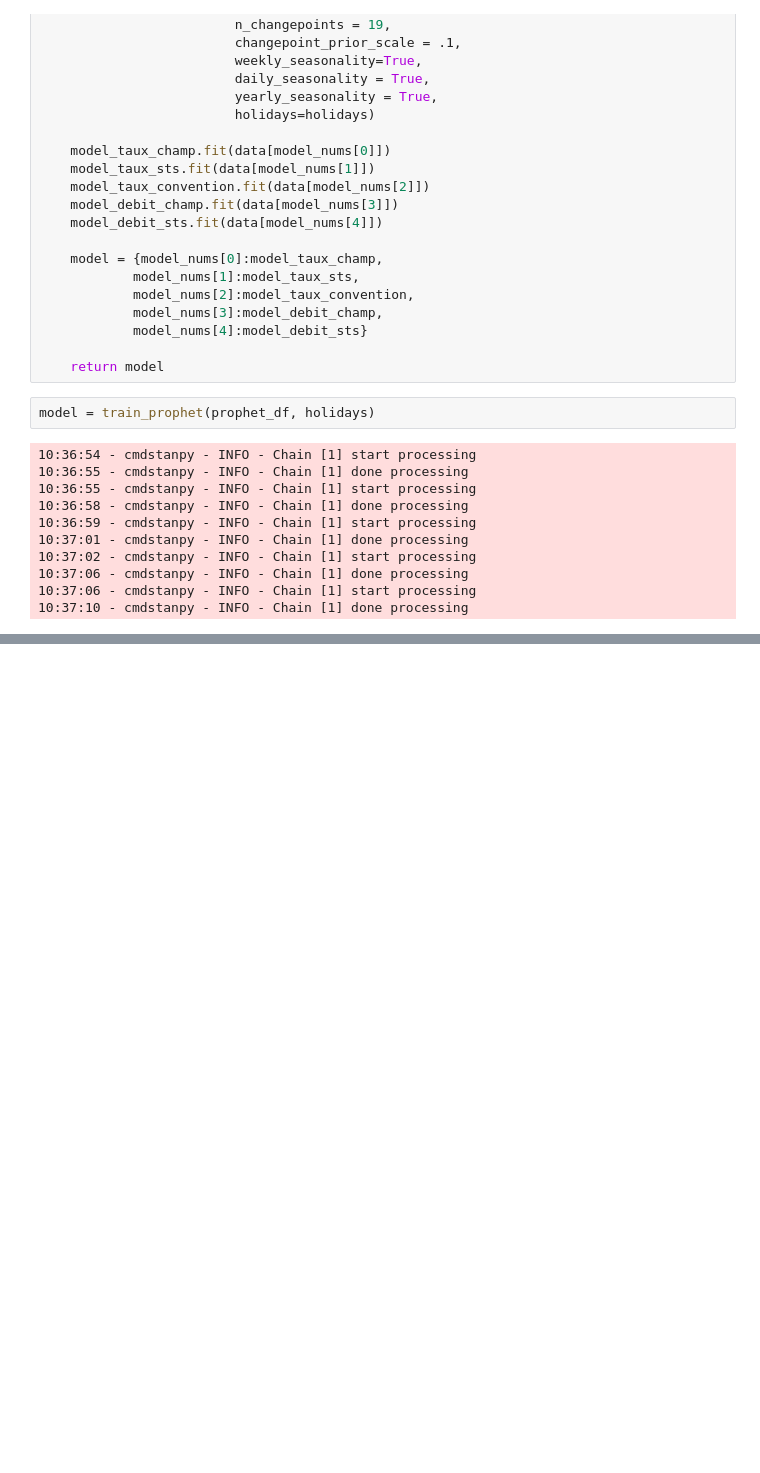
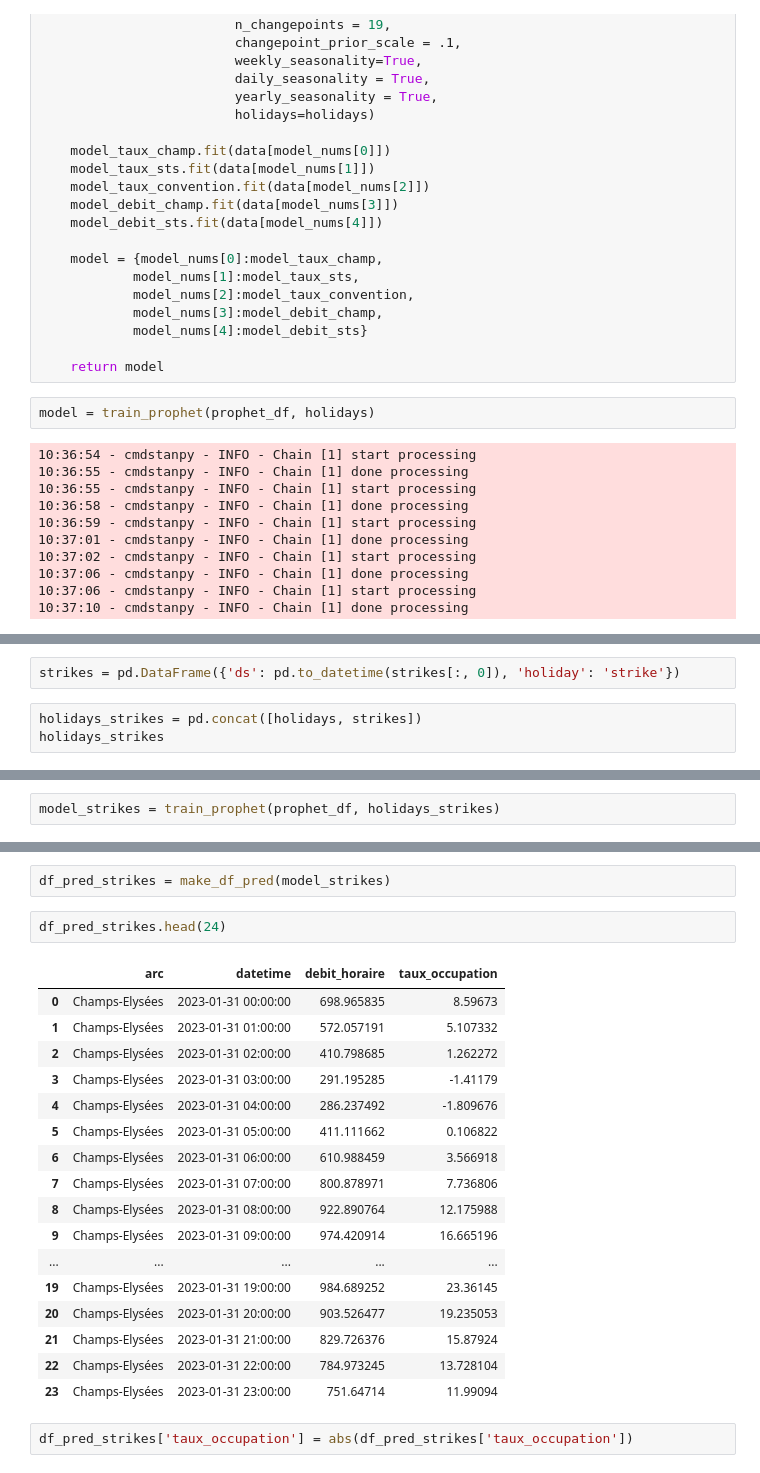
Before and after one commit to pavelkurach/bcg-datathon-2023, a Jupyter notebook: Notebooks/Models .ipynb, the cells around one changed output, grey strips where cells are left out. Cells and saved outputs as stored; diff of their text form; blank space fills up the shorter version.

Commit message:
Finished Prophet

```diff
--- a/Notebooks/Models .ipynb
+++ b/Notebooks/Models .ipynb
@@ -349,0 +366,5 @@ df_pred.to_csv('../data/df_pred.csv')
+# %%
+strikes = pd.DataFrame({'ds': pd.to_datetime(strikes[:, 0]), 'holiday': 'strike'})
+# %%
+holidays_strikes = pd.concat([holidays, strikes])
+holidays_strikes
@@ -349,0 +385,2 @@ df_pred.to_csv('../data/df_pred.csv')
+# %%
+model_strikes = train_prophet(prophet_df, holidays_strikes)
@@ -349,0 +398,24 @@ df_pred.to_csv('../data/df_pred.csv')
+# %%
+df_pred_strikes = make_df_pred(model_strikes)
+# %%
+df_pred_strikes.head(24)
+# %% [output]
+|  | arc | datetime | debit_horaire | taux_occupation |
+| 0 | Champs-Elysées | 2023-01-31 00:00:00 | 698.965835 | 8.59673 |
+| 1 | Champs-Elysées | 2023-01-31 01:00:00 | 572.057191 | 5.107332 |
+| 2 | Champs-Elysées | 2023-01-31 02:00:00 | 410.798685 | 1.262272 |
+| 3 | Champs-Elysées | 2023-01-31 03:00:00 | 291.195285 | -1.41179 |
+| 4 | Champs-Elysées | 2023-01-31 04:00:00 | 286.237492 | -1.809676 |
+| 5 | Champs-Elysées | 2023-01-31 05:00:00 | 411.111662 | 0.106822 |
+| 6 | Champs-Elysées | 2023-01-31 06:00:00 | 610.988459 | 3.566918 |
+| 7 | Champs-Elysées | 2023-01-31 07:00:00 | 800.878971 | 7.736806 |
+| 8 | Champs-Elysées | 2023-01-31 08:00:00 | 922.890764 | 12.175988 |
+| 9 | Champs-Elysées | 2023-01-31 09:00:00 | 974.420914 | 16.665196 |
+| ... | ... | ... | ... | ... |
+| 19 | Champs-Elysées | 2023-01-31 19:00:00 | 984.689252 | 23.36145 |
+| 20 | Champs-Elysées | 2023-01-31 20:00:00 | 903.526477 | 19.235053 |
+| 21 | Champs-Elysées | 2023-01-31 21:00:00 | 829.726376 | 15.87924 |
+| 22 | Champs-Elysées | 2023-01-31 22:00:00 | 784.973245 | 13.728104 |
+| 23 | Champs-Elysées | 2023-01-31 23:00:00 | 751.64714 | 11.99094 |
+# %%
+df_pred_strikes['taux_occupation'] = abs(df_pred_strikes['taux_occupation'])
```
Also changed, not shown: parts of 23 cells of this notebook.
